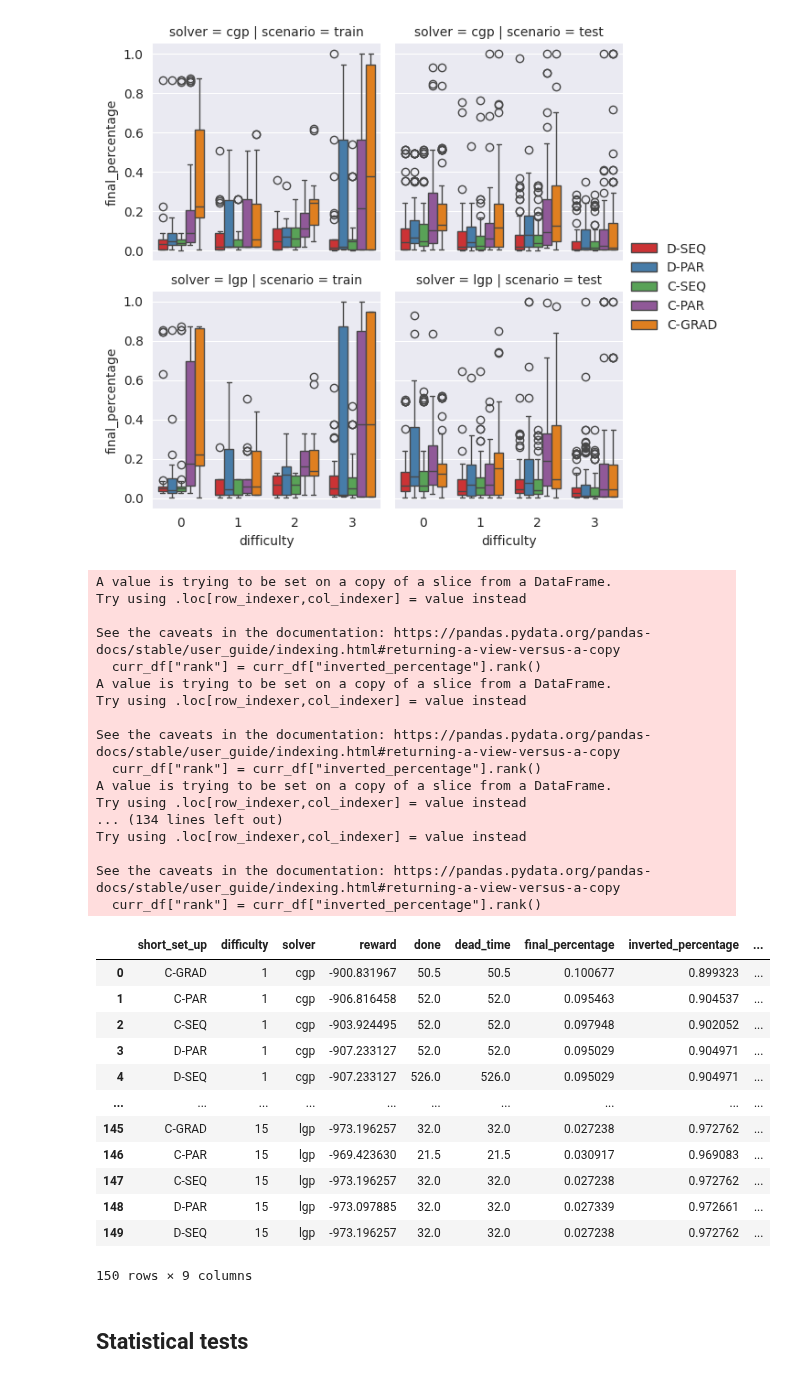
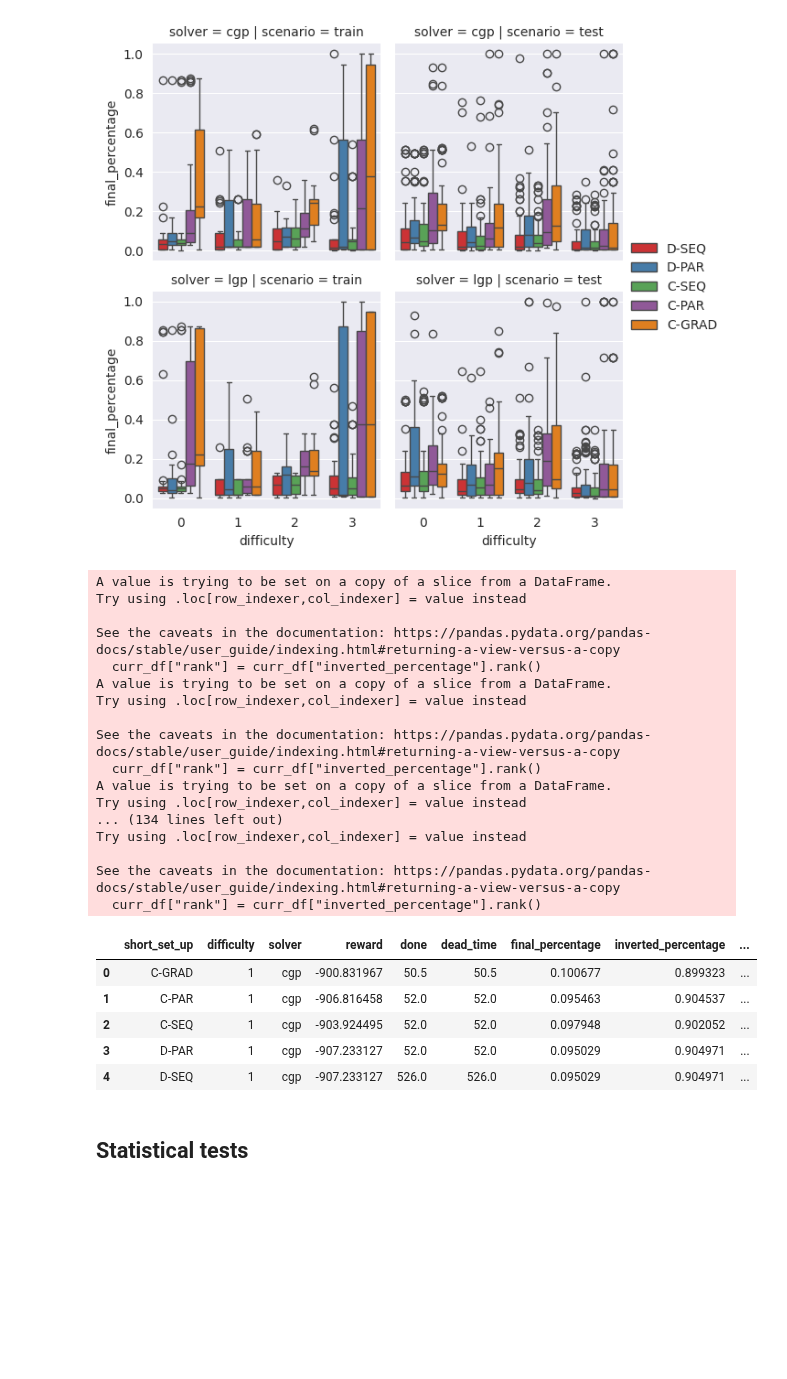
Before and after one commit to giorgia-nadizar/MarioGP-T, a Jupyter notebook: results/analysis.ipynb, the cells around one changed output. Saved outputs shown, nothing was run; the diff lists cells and outputs as text; code cells hidden in the pictures; blank space fills up the shorter version.

```diff
--- a/results/analysis.ipynb
+++ b/results/analysis.ipynb
@@ -109,41 +105,34 @@ rank_dfs = []
 for difficulty in original_median["difficulty"].unique():
     for solver in ["cgp", "lgp"]:
         curr_df = original_median[(original_median["difficulty"] == difficulty) & (original_median["solver"] == solver)]
         curr_df["rank"] = curr_df["inverted_percentage"].rank()
         rank_dfs.append(curr_df)
 rank_df = pd.concat(rank_dfs, ignore_index=True)
-rank_df
+rank_df.head()
 # %% [output]
 A value is trying to be set on a copy of a slice from a DataFrame.
 Try using .loc[row_indexer,col_indexer] = value instead
 
 See the caveats in the documentation: https://pandas.pydata.org/pandas-docs/stable/user_guide/indexing.html#returning-a-view-versus-a-copy
   curr_df["rank"] = curr_df["inverted_percentage"].rank()
 A value is trying to be set on a copy of a slice from a DataFrame.
 Try using .loc[row_indexer,col_indexer] = value instead
 
 See the caveats in the documentation: https://pandas.pydata.org/pandas-docs/stable/user_guide/indexing.html#returning-a-view-versus-a-copy
   curr_df["rank"] = curr_df["inverted_percentage"].rank()
 A value is trying to be set on a copy of a slice from a DataFrame.
 Try using .loc[row_indexer,col_indexer] = value instead
 ... (134 lines left out)
 Try using .loc[row_indexer,col_indexer] = value instead
 
 See the caveats in the documentation: https://pandas.pydata.org/pandas-docs/stable/user_guide/indexing.html#returning-a-view-versus-a-copy
   curr_df["rank"] = curr_df["inverted_percentage"].rank()
 |  | short_set_up | difficulty | solver | reward | done | dead_time | final_percentage | inverted_percentage | ... |
 | 0 | C-GRAD | 1 | cgp | -900.831967 | 50.5 | 50.5 | 0.100677 | 0.899323 | ... |
 | 1 | C-PAR | 1 | cgp | -906.816458 | 52.0 | 52.0 | 0.095463 | 0.904537 | ... |
 | 2 | C-SEQ | 1 | cgp | -903.924495 | 52.0 | 52.0 | 0.097948 | 0.902052 | ... |
 | 3 | D-PAR | 1 | cgp | -907.233127 | 52.0 | 52.0 | 0.095029 | 0.904971 | ... |
 | 4 | D-SEQ | 1 | cgp | -907.233127 | 526.0 | 526.0 | 0.095029 | 0.904971 | ... |
-| ... | ... | ... | ... | ... | ... | ... | ... | ... | ... |
-| 145 | C-GRAD | 15 | lgp | -973.196257 | 32.0 | 32.0 | 0.027238 | 0.972762 | ... |
-| 146 | C-PAR | 15 | lgp | -969.423630 | 21.5 | 21.5 | 0.030917 | 0.969083 | ... |
-| 147 | C-SEQ | 15 | lgp | -973.196257 | 32.0 | 32.0 | 0.027238 | 0.972762 | ... |
-| 148 | D-PAR | 15 | lgp | -973.097885 | 32.0 | 32.0 | 0.027339 | 0.972661 | ... |
-| 149 | D-SEQ | 15 | lgp | -973.196257 | 32.0 | 32.0 | 0.027238 | 0.972762 | ... |
-150 rows × 9 columns
 # %% [markdown]
 ## Statistical tests
 # %%
```
Also changed, not shown: parts of 7 cells of this notebook.
